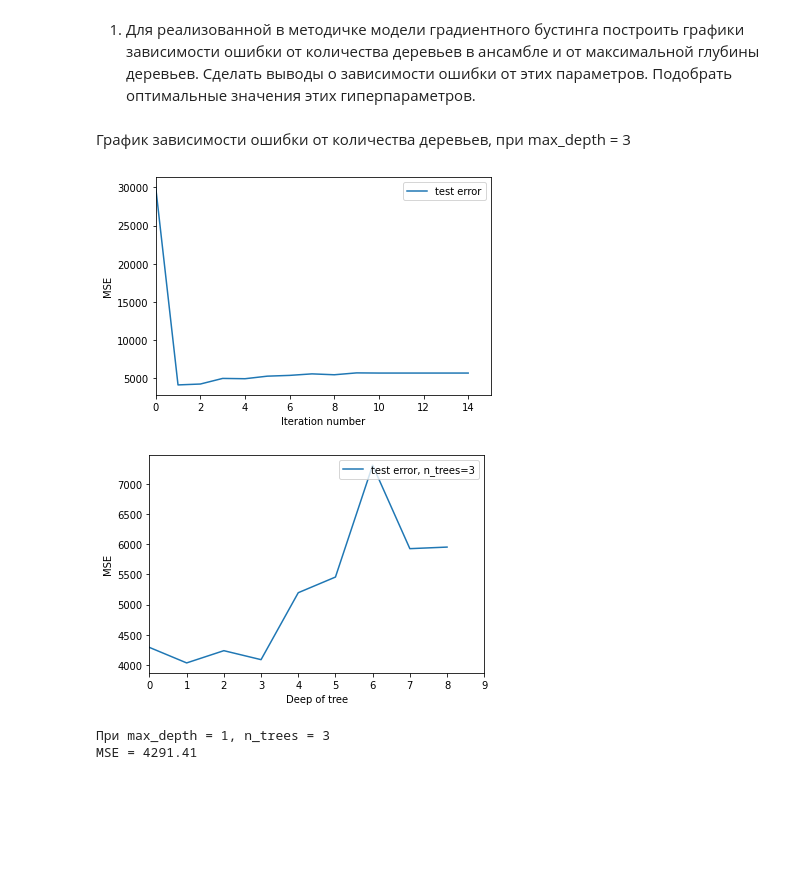
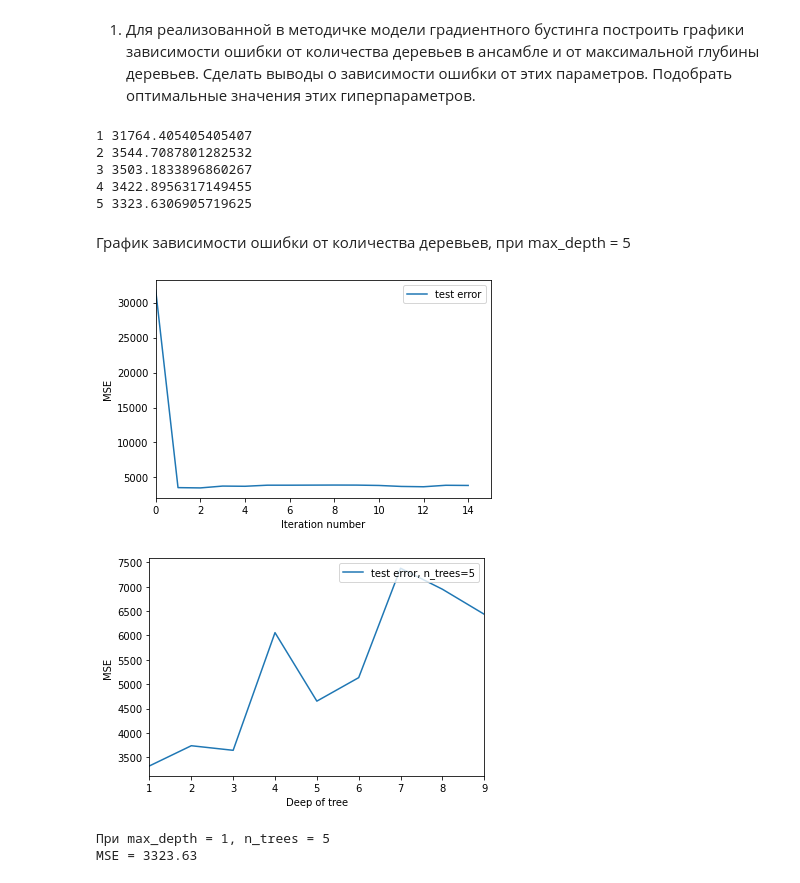
Before and after one commit to StrizhAXE/DataAlgoritm, a Jupyter notebook: Les_6_Algs.ipynb, the cells around one changed output. Saved outputs shown, nothing was run; the diff lists cells and outputs as text; code cells hidden in the pictures; blank space fills up the shorter version.

```diff
--- a/Les_6_Algs.ipynb
+++ b/Les_6_Algs.ipynb
@@ -61,16 +63,37 @@ def gb_fit(n_trees, max_depth, X_train, X_test, y_train, y_test, coefs, eta):
 
     return trees, train_errors, test_errors
 # %%
+# Максимальная глубина деревьев
+max_depth = 2
+
+# Число деревьев в ансамбле
+n_trees = 15
+
 # для простоты примем коэффициенты равными 1
 coefs = [1] * n_trees
 # Шаг
 eta = 1
+
+trees, train_errors, test_errors = gb_fit(n_trees, max_depth, X_train, X_test, y_train, y_test, coefs, eta)
+errors_deep = test_errors
+# %%
+# n_trees_for_deep = 2
+for n_trees_for_deep in range(1, 6):
+    errors_depth = []
+    for max_depth in range(1, 6):
+        trees, train_errors, test_errors = gb_fit(n_trees_for_deep, max_depth, X_train, X_test, y_train, y_test, coefs, eta)
+        errors_depth.append(test_errors[::-1][0])
+    print(n_trees_for_deep, min(errors_depth))
+# %% [output]
+1 31764.405405405407
+2 3544.7087801282532
+3 3503.1833896860267
+4 3422.8956317149455
+5 3323.6306905719625
 # %%
-# Максимальная глубина деревьев
-max_depth = 3
-
-# Число деревьев в ансамбле
-n_trees = 15
-
-trees, train_errors, test_errors = gb_fit(n_trees, max_depth, X_train, X_test, y_train, y_test, coefs, eta)
-errors_deep = test_errors
+# выбираем оптимальное число деревьев = 5
+n_trees_for_deep = 5
+errors_depth = []
+for max_depth in range(1, 10):
+    trees, train_errors, test_errors = gb_fit(n_trees_for_deep, max_depth, X_train, X_test, y_train, y_test, coefs, eta)
+    errors_depth.append(test_errors[::-1][0])
@@ -89,29 +106,30 @@ def get_error_plot(n_trees, test_err):
     plt.legend(loc='upper right')
     plt.show()
 # %% [markdown]
-График зависимости ошибки от количества деревьев, при max_depth = 3
+График зависимости ошибки от количества деревьев, при max_depth = 5
 # %%
 get_error_plot(n_trees, errors_deep)
 # %% [output]
-[figure, old version]
+[figure, new version]
 # %%
 plt.xlabel('Deep of tree')
 plt.ylabel('MSE')
-plt.xlim(0, len(errors_depth))
-plt.plot(list(range(len(errors_depth))), errors_depth, label=f'test error, n_trees={n_trees_for_deep}')
+plt.xlim(1, len(errors_depth))
+plt.plot(list(range(1, len(errors_depth) + 1)), errors_depth, label=f'test error, n_trees={n_trees_for_deep}')
 plt.legend(loc='upper right')
 plt.show()
 # %% [output]
-[figure, old version]
+[figure, new version]
 # %%
 # Оптимальные параметры судя по графику
 # Максимальная глубина деревьев
 max_depth = 1
 
 # Число деревьев в ансамбле
-n_trees = 3
+n_trees = 5
+
 trees, train_errors, test_errors = gb_fit(n_trees_for_deep, max_depth, X_train, X_test, y_train, y_test, coefs, eta)
 print(f"При max_depth = {max_depth}, n_trees = {n_trees}\nMSE = {np.round(test_errors[::-1][0], 2)}")
 # %% [output]
-При max_depth = 1, n_trees = 3
-MSE = 4291.41
+При max_depth = 1, n_trees = 5
+MSE = 3323.63
```
Also changed, not shown: parts of 2 cells of this notebook.
